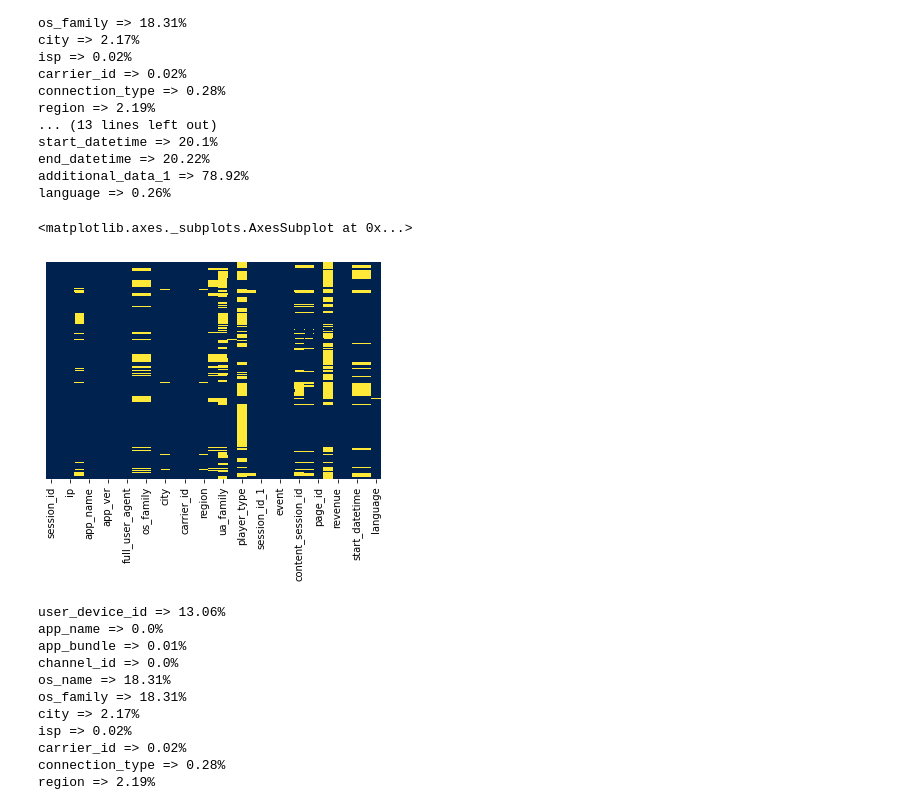
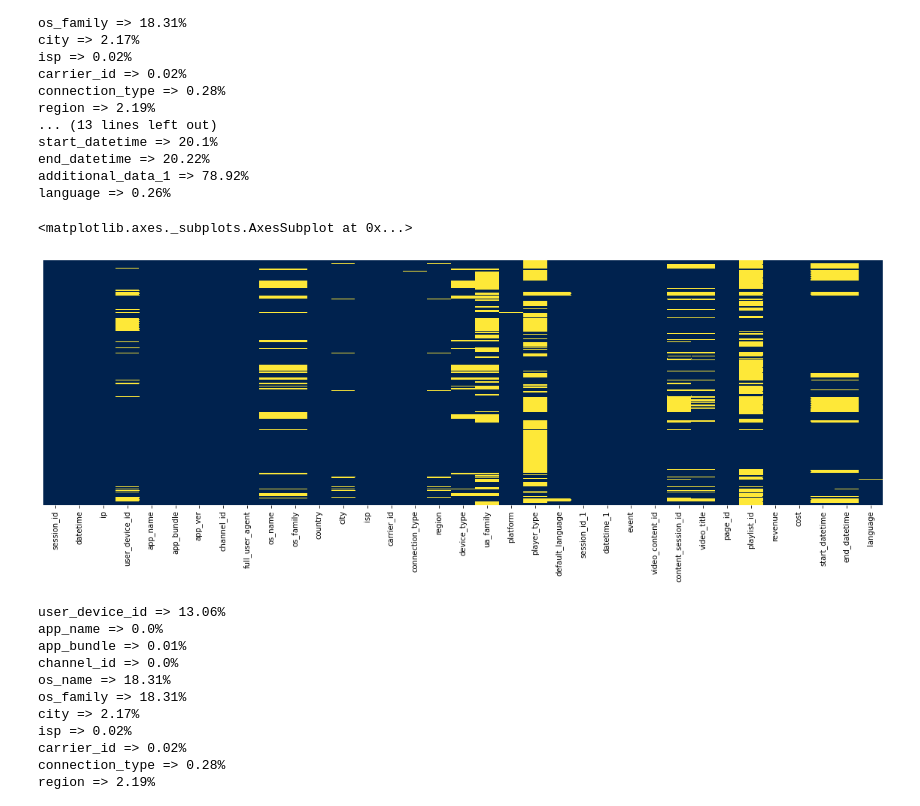
Before and after one commit to kabirodavies/data-project, a Jupyter notebook: Castify_project.ipynb, the cells around one changed output. Cells and saved outputs as stored; diff of their text form; code cells hidden in the pictures.

```diff
--- a/Castify_project.ipynb
+++ b/Castify_project.ipynb
@@ -204,10 +205,12 @@ data.drop(['Unnamed: 0', 'additional_data_1', 'additional_data'], axis=1, inplac
 df = data.copy() # Make a copy
 df.dropna(axis=1, thresh = int(0.20*df.shape[0]), inplace=True)
 # %%
+# Heatmap of the entire dataset
+plt.figure(figsize=(20, 6))
 sns.heatmap(df.isnull(),yticklabels=False,cbar=False,cmap='cividis')
 # %% [output]
 <matplotlib.axes._subplots.AxesSubplot at 0x...>
-[figure, old version]
+[figure, new version]
 # %%
 # Check for % of missing data per column
 perc_missing(df)
```
Also changed, not shown: parts of 8 cells of this notebook.
